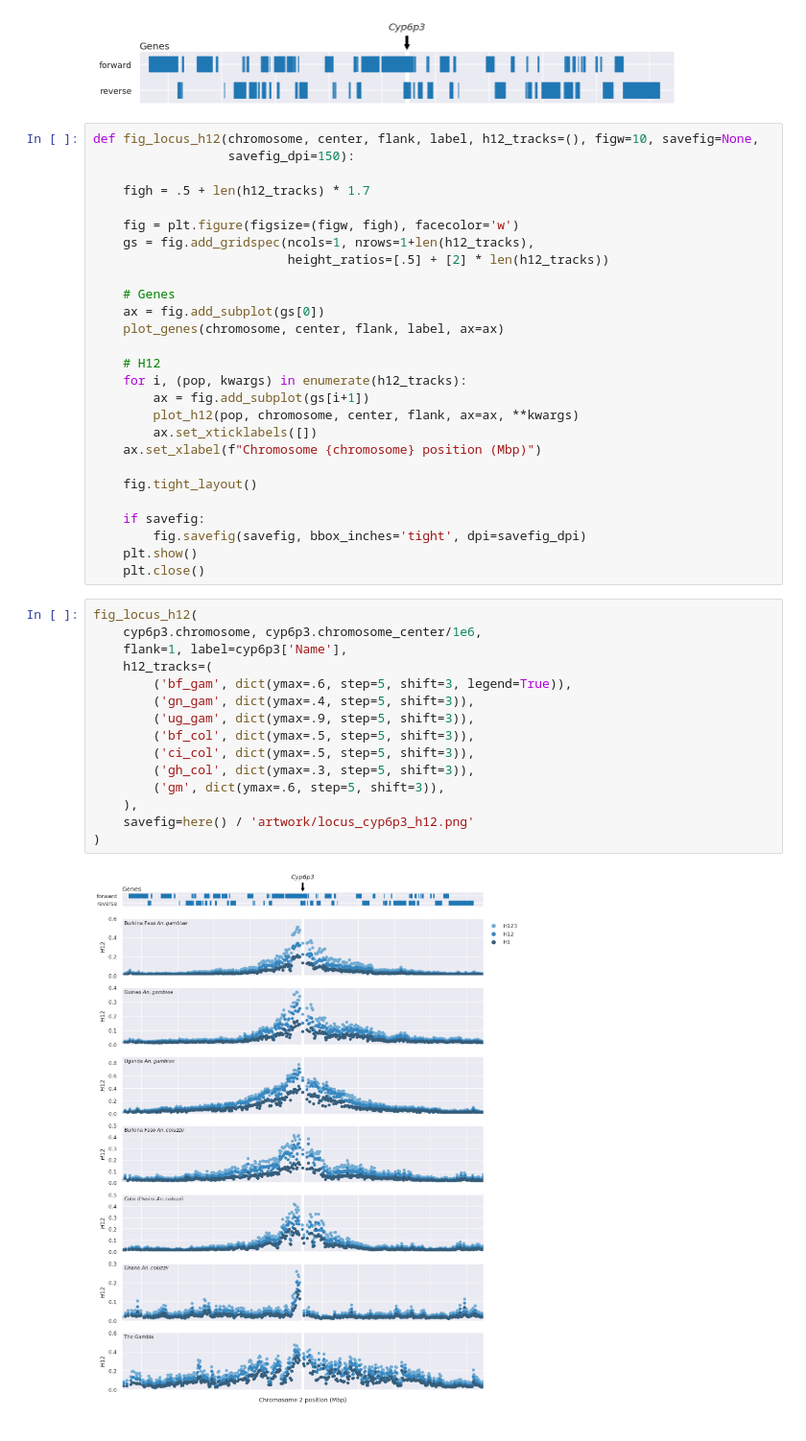
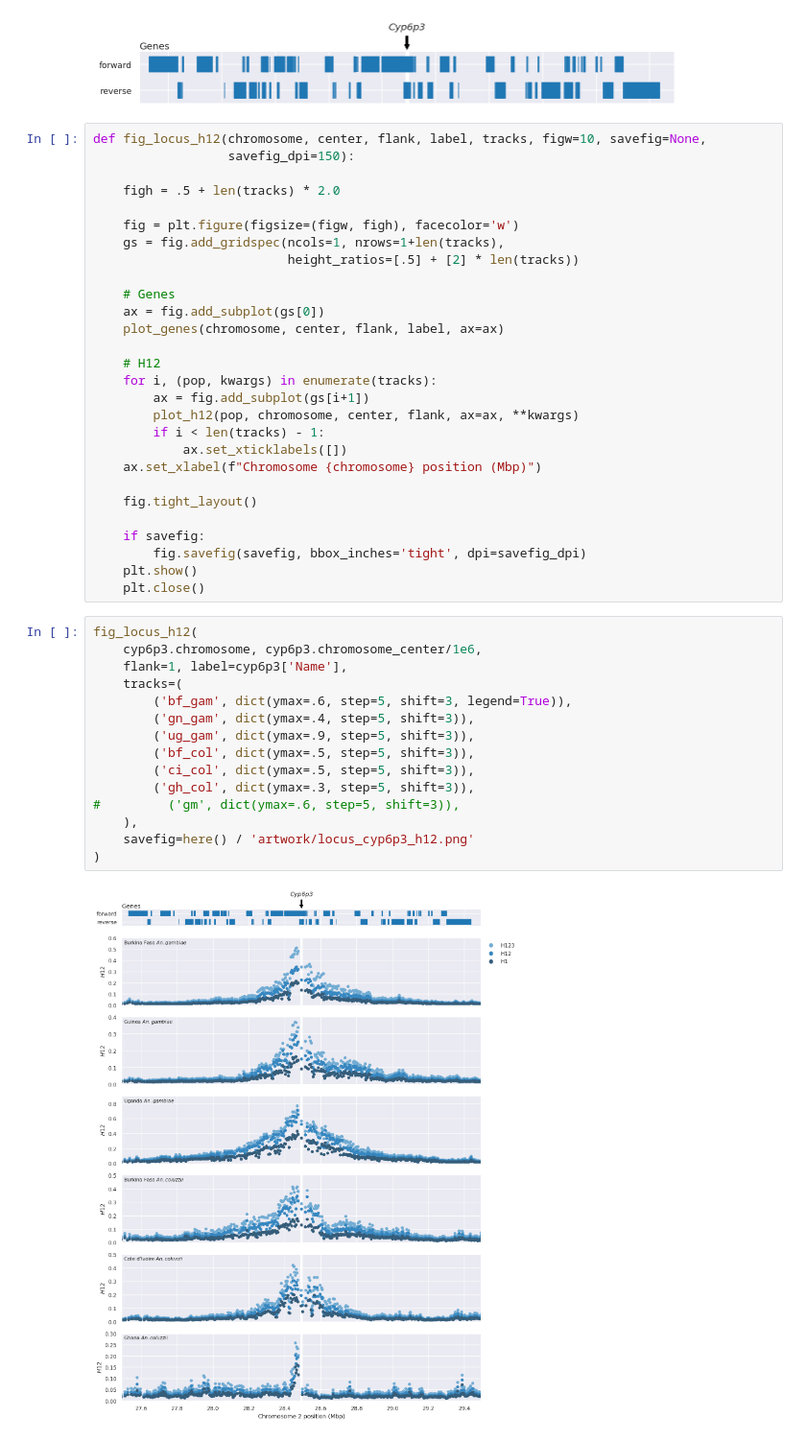
Before and after one commit to alimanfoo/shiny-train, a Jupyter notebook: notebooks/artwork/locus-artwork.ipynb, the cells around one changed output. Shown at 96% size. Drawn from its saved outputs; the diff is of its cells as text.

Commit message:
wip locus plots

```diff
--- a/notebooks/artwork/locus-artwork.ipynb
+++ b/notebooks/artwork/locus-artwork.ipynb
@@ -117,24 +163,25 @@ plot_genes(cyp6p3.chromosome, cyp6p3.chromosome_center/1e6, 1, cyp6p3['Name'])
 # %% [output]
 [figure]
 # %%
-def fig_locus_h12(chromosome, center, flank, label, h12_tracks=(), figw=10, savefig=None,
+def fig_locus_h12(chromosome, center, flank, label, tracks, figw=10, savefig=None,
                   savefig_dpi=150):
 
-    figh = .5 + len(h12_tracks) * 1.7
+    figh = .5 + len(tracks) * 2.0
 
     fig = plt.figure(figsize=(figw, figh), facecolor='w')
-    gs = fig.add_gridspec(ncols=1, nrows=1+len(h12_tracks),
-                          height_ratios=[.5] + [2] * len(h12_tracks))
+    gs = fig.add_gridspec(ncols=1, nrows=1+len(tracks),
+                          height_ratios=[.5] + [2] * len(tracks))
 
     # Genes
     ax = fig.add_subplot(gs[0])
     plot_genes(chromosome, center, flank, label, ax=ax)
 
     # H12
-    for i, (pop, kwargs) in enumerate(h12_tracks):
+    for i, (pop, kwargs) in enumerate(tracks):
         ax = fig.add_subplot(gs[i+1])
         plot_h12(pop, chromosome, center, flank, ax=ax, **kwargs)
-        ax.set_xticklabels([])
+        if i < len(tracks) - 1:
+            ax.set_xticklabels([])
     ax.set_xlabel(f"Chromosome {chromosome} position (Mbp)")
 
     fig.tight_layout()
@@ -146,17 +193,17 @@ def fig_locus_h12(chromosome, center, flank, label, h12_tracks=(), figw=10, save
 # %%
 fig_locus_h12(
     cyp6p3.chromosome, cyp6p3.chromosome_center/1e6,
     flank=1, label=cyp6p3['Name'],
-    h12_tracks=(
+    tracks=(
         ('bf_gam', dict(ymax=.6, step=5, shift=3, legend=True)),
         ('gn_gam', dict(ymax=.4, step=5, shift=3)),
         ('ug_gam', dict(ymax=.9, step=5, shift=3)),
         ('bf_col', dict(ymax=.5, step=5, shift=3)),
         ('ci_col', dict(ymax=.5, step=5, shift=3)),
         ('gh_col', dict(ymax=.3, step=5, shift=3)),
-        ('gm', dict(ymax=.6, step=5, shift=3)),
+#         ('gm', dict(ymax=.6, step=5, shift=3)),
     ),
     savefig=here() / 'artwork/locus_cyp6p3_h12.png'
 )
 # %% [output]
-[figure, old version]
+[figure, new version]
```
Also changed, not shown: parts of 8 cells of this notebook, 21 other files.
